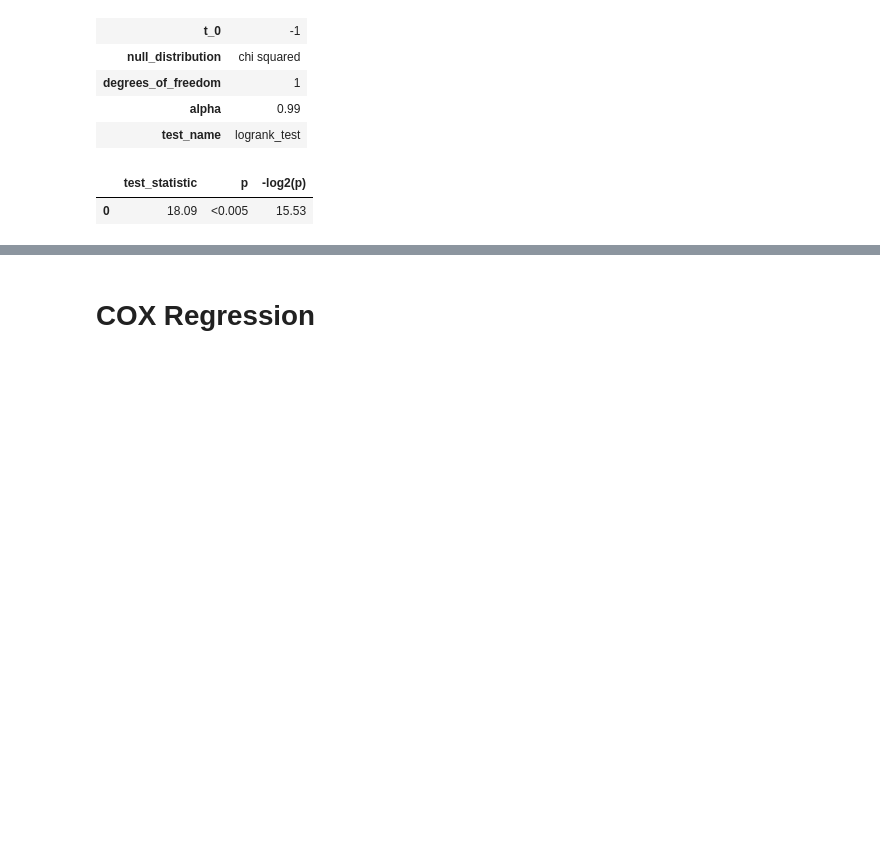
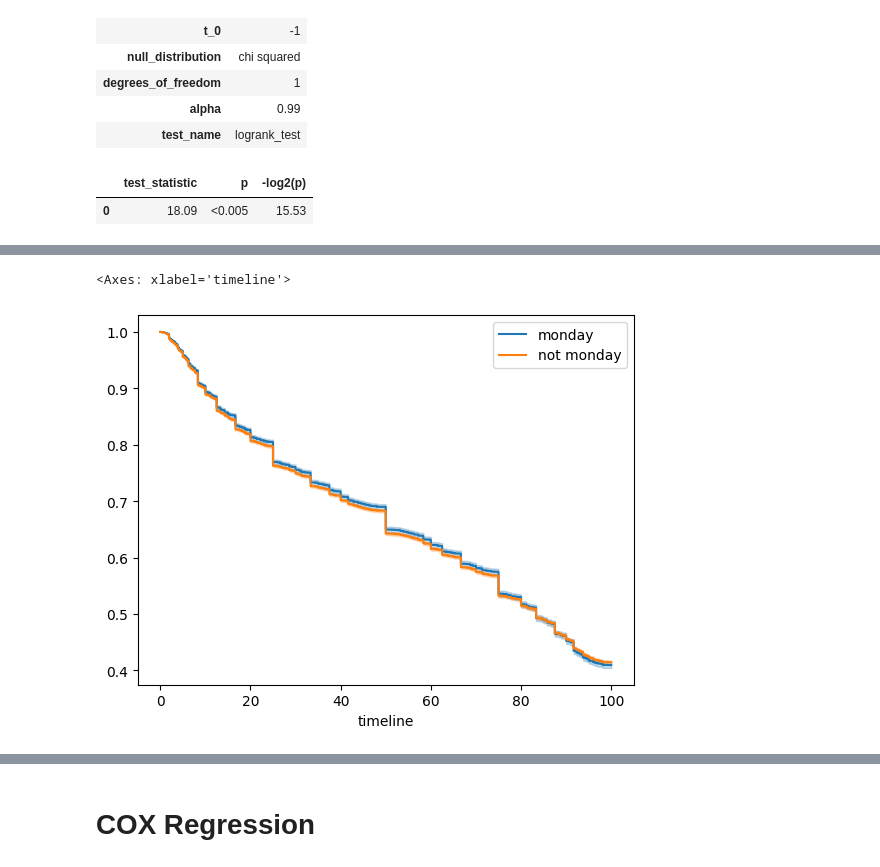
Before and after one commit to Hitkul/Put-Your-Money-Where-Your-Mouth-Is, a Jupyter notebook: analysis/Survival Analysis.ipynb, the cells around one changed output, grey strips where cells are left out. Drawn from its saved outputs; the diff is of its cells as text; code cells hidden in the pictures; blank space fills up the shorter version.

```diff
--- a/analysis/Survival Analysis.ipynb
+++ b/analysis/Survival Analysis.ipynb
@@ -239,0 +331,14 @@ results.print_summary()
+# %%
+kmf = KaplanMeierFitter()
+ax = plt.subplot(111)
+
+monday = (lifeline_df['Monday']==True)
+
+kmf.fit(T[monday], event_observed=E[monday], label="monday")
+kmf.plot_survival_function(ax=ax)
+
+kmf.fit(T[~monday], event_observed=E[~monday], label="not monday")
+kmf.plot_survival_function(ax=ax)
+# %% [output]
+<Axes: xlabel='timeline'>
+[figure, added]
```
Also changed, not shown: parts of 14 cells of this notebook, 1 other file.
